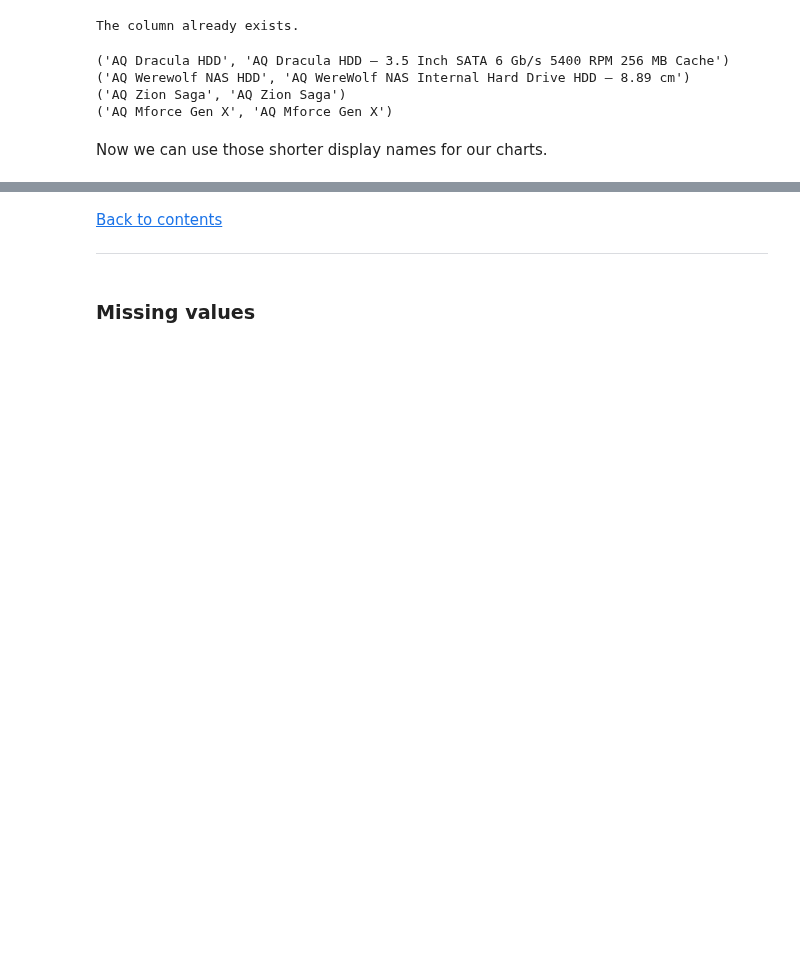
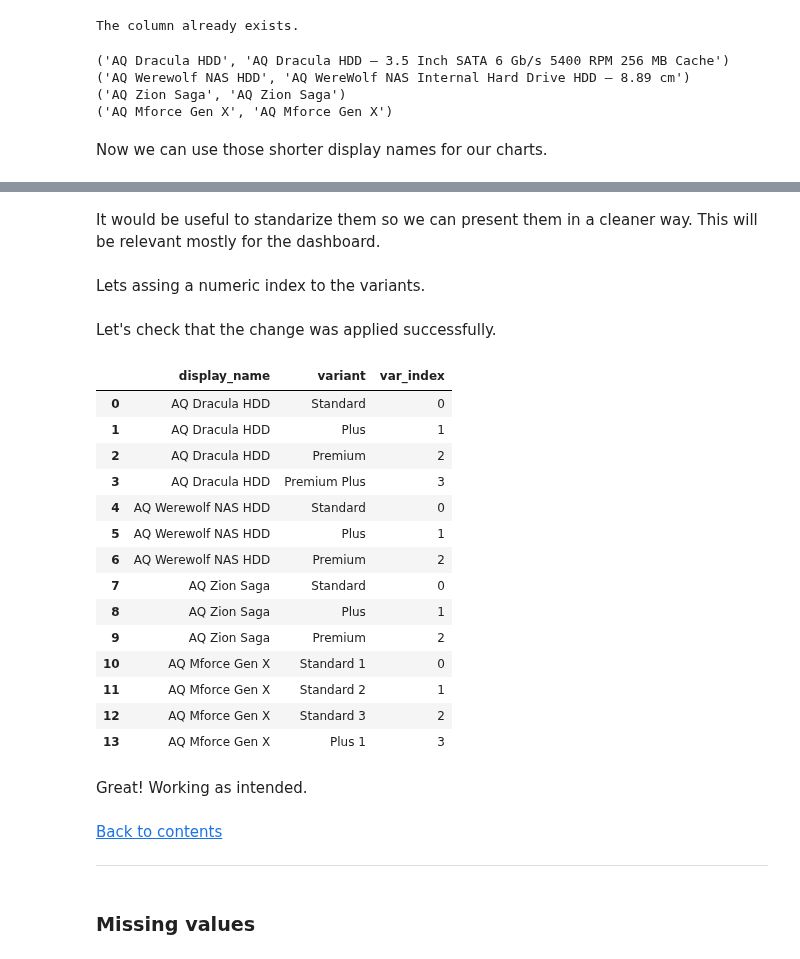
Before and after one commit to Silverscale/AtliQ_Products_Analysis, a Jupyter notebook: atliq_product_analysis.ipynb, the cells around one changed output, grey strips where cells are left out. Saved outputs shown, nothing was run; the diff lists cells and outputs as text; code cells hidden in the pictures; blank space fills up the shorter version.

Commit message:
Added variant index to the db

```diff
--- a/atliq_product_analysis.ipynb
+++ b/atliq_product_analysis.ipynb
@@ -419,0 +446,4 @@ Now we can use those shorter display names for our charts.
+# %% [markdown]
+It would be useful to standarize them so we can present them in a cleaner way. This will be relevant mostly for the dashboard.
+# %% [markdown]
+Lets assing a numeric index to the variants.
@@ -419,0 +485,28 @@ Now we can use those shorter display names for our charts.
+# %% [markdown]
+Let's check that the change was applied successfully.
+# %%
+query="""
+SELECT DISTINCT display_name, variant, var_index
+FROM dim_product JOIN fact_sales_monthly USING(product_code)
+WHERE display_name IS NOT NULL
+"""
+
+pd.read_sql_query(query, con)
+# %% [output]
+|  | display_name | variant | var_index |
+| 0 | AQ Dracula HDD | Standard | 0 |
+| 1 | AQ Dracula HDD | Plus | 1 |
+| 2 | AQ Dracula HDD | Premium | 2 |
+| 3 | AQ Dracula HDD | Premium Plus | 3 |
+| 4 | AQ Werewolf NAS HDD | Standard | 0 |
+| 5 | AQ Werewolf NAS HDD | Plus | 1 |
+| 6 | AQ Werewolf NAS HDD | Premium | 2 |
+| 7 | AQ Zion Saga | Standard | 0 |
+| 8 | AQ Zion Saga | Plus | 1 |
+| 9 | AQ Zion Saga | Premium | 2 |
+| 10 | AQ Mforce Gen X | Standard 1 | 0 |
+| 11 | AQ Mforce Gen X | Standard 2 | 1 |
+| 12 | AQ Mforce Gen X | Standard 3 | 2 |
+| 13 | AQ Mforce Gen X | Plus 1 | 3 |
+# %% [markdown]
+Great! Working as intended.
```
Also changed, not shown: parts of 6 cells of this notebook.
